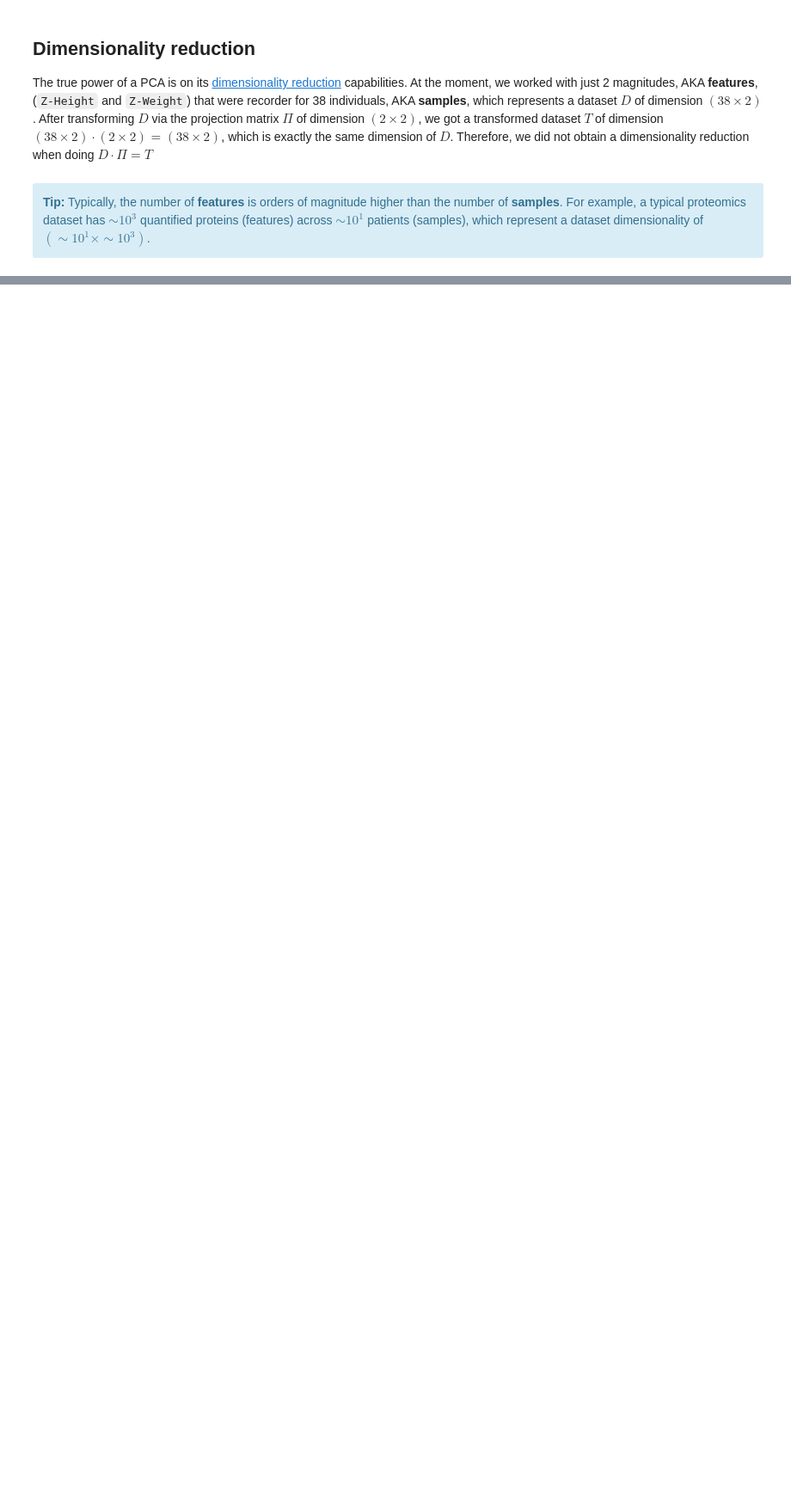
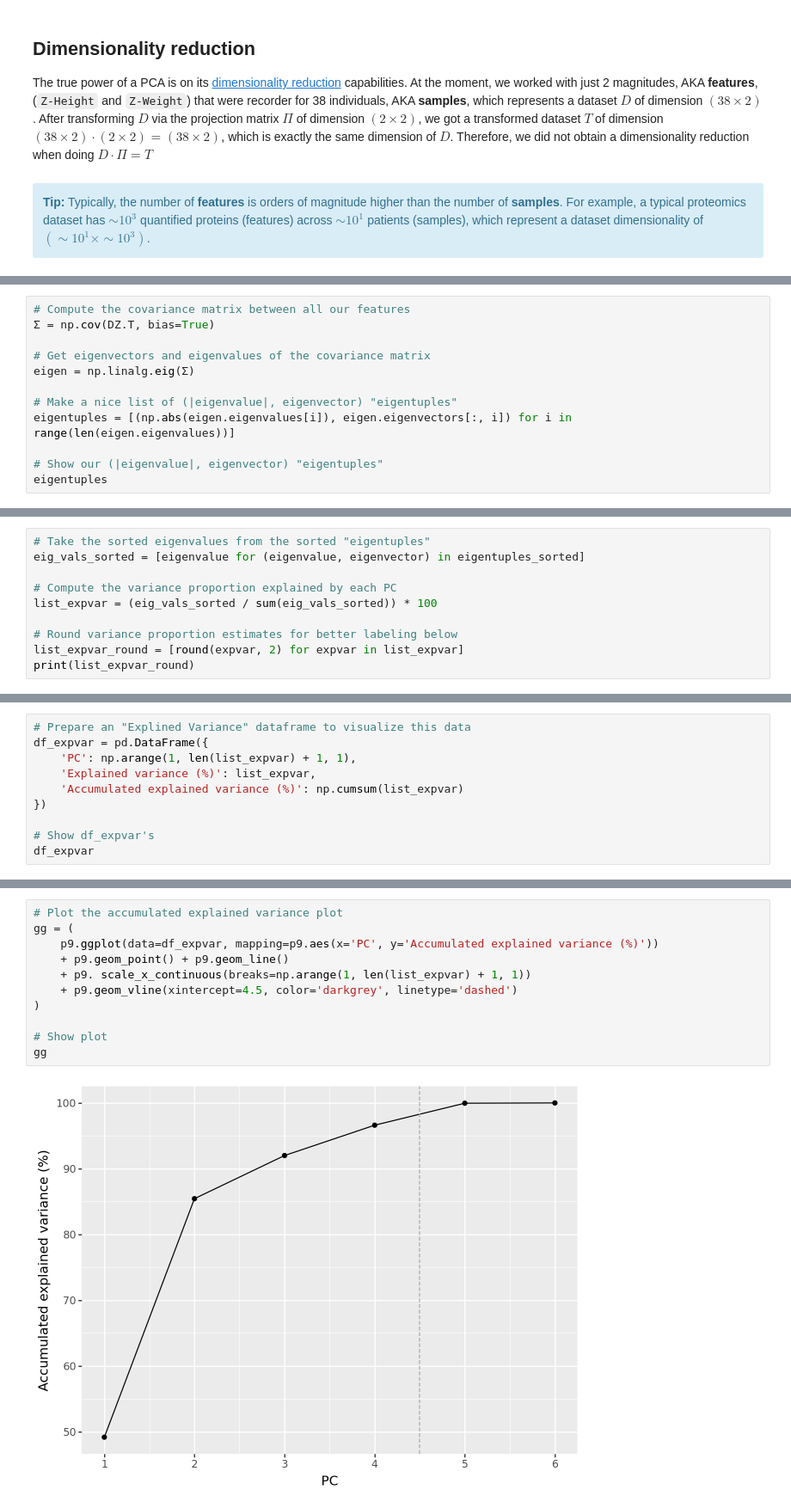
Before and after one commit to MMRES-PyBootcamp/MMRES-python-bootcamp, a Jupyter notebook: 12_PCA.ipynb, the cells around one changed output, grey strips where cells are left out. Shown at 86% size. Cells and saved outputs as stored; diff of their text form; blank space fills up the shorter version.

```diff
--- a/12_PCA.ipynb
+++ b/12_PCA.ipynb
@@ -897,0 +973,12 @@ print('Cumulative explained variance: {}'.format(cum_explained_variance))
+# %%
+# Compute the covariance matrix between all our features
+Σ = np.cov(DZ.T, bias=True)
+
+# Get eigenvectors and eigenvalues of the covariance matrix
+eigen = np.linalg.eig(Σ)
+
+# Make a nice list of (|eigenvalue|, eigenvector) "eigentuples"
+eigentuples = [(np.abs(eigen.eigenvalues[i]), eigen.eigenvectors[:, i]) for i in range(len(eigen.eigenvalues))]
+
+# Show our (|eigenvalue|, eigenvector) "eigentuples"
+eigentuples
@@ -897,0 +1035,10 @@ print('Cumulative explained variance: {}'.format(cum_explained_variance))
+# %%
+# Take the sorted eigenvalues from the sorted "eigentuples"
+eig_vals_sorted = [eigenvalue for (eigenvalue, eigenvector) in eigentuples_sorted]
+
+# Compute the variance proportion explained by each PC
+list_expvar = (eig_vals_sorted / sum(eig_vals_sorted)) * 100
+
+# Round variance proportion estimates for better labeling below
+list_expvar_round = [round(expvar, 2) for expvar in list_expvar]
+print(list_expvar_round)
@@ -897,0 +1047,10 @@ print('Cumulative explained variance: {}'.format(cum_explained_variance))
+# %%
+# Prepare an "Explined Variance" dataframe to visualize this data
+df_expvar = pd.DataFrame({
+    'PC': np.arange(1, len(list_expvar) + 1, 1),
+    'Explained variance (%)': list_expvar,
+    'Accumulated explained variance (%)': np.cumsum(list_expvar)
+})
+
+# Show df_expvar's
+df_expvar
@@ -897,0 +1065,13 @@ print('Cumulative explained variance: {}'.format(cum_explained_variance))
+# %%
+# Plot the accumulated explained variance plot
+gg = (
+    p9.ggplot(data=df_expvar, mapping=p9.aes(x='PC', y='Accumulated explained variance (%)'))
+    + p9.geom_point() + p9.geom_line()
+    + p9. scale_x_continuous(breaks=np.arange(1, len(list_expvar) + 1, 1))
+    + p9.geom_vline(xintercept=4.5, color='darkgrey', linetype='dashed')
+)
+
+# Show plot
+gg
+# %% [output]
+[figure, added]
```
Also changed, not shown: parts of 78 cells of this notebook.
